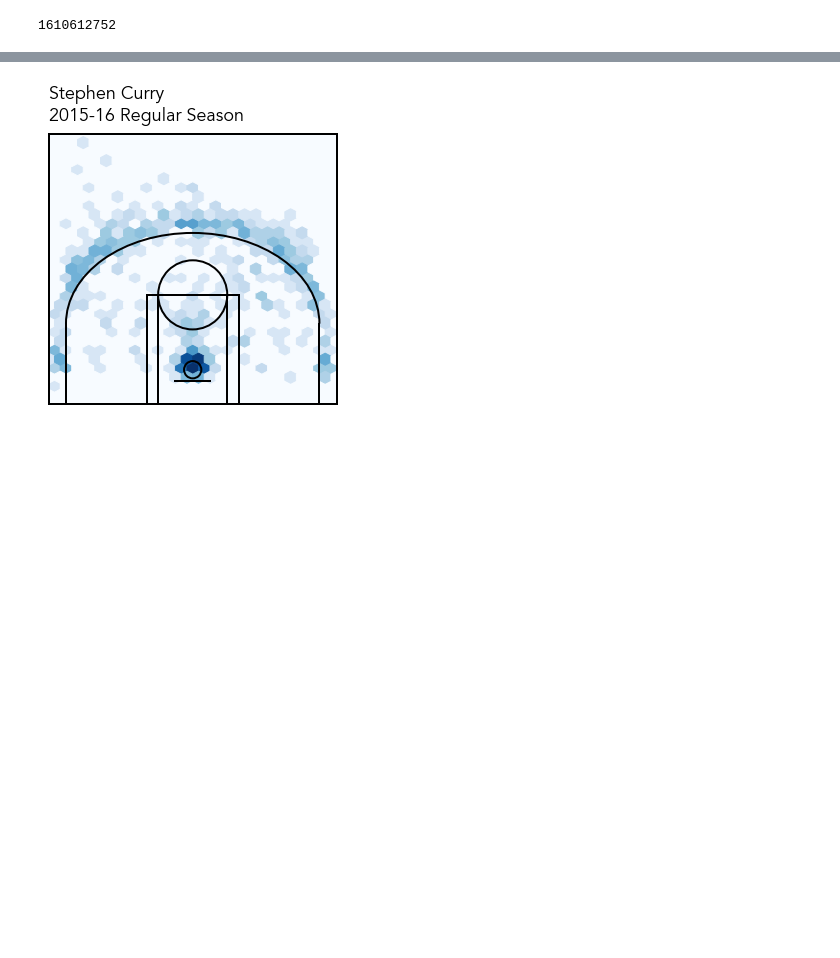
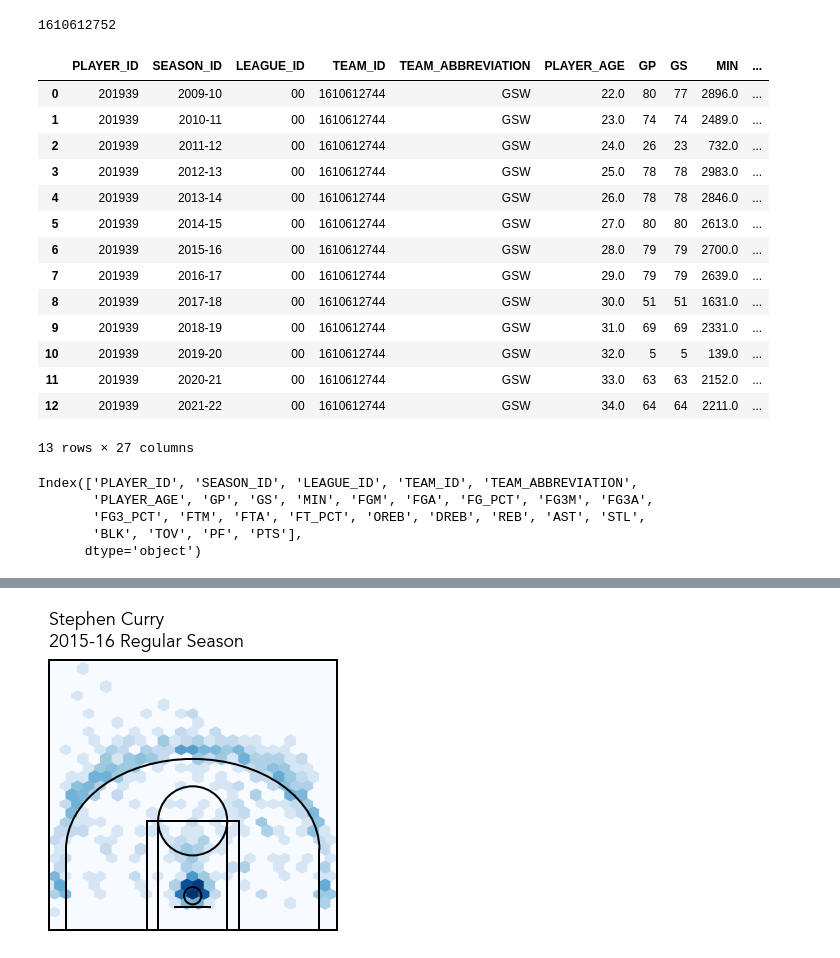
Before and after one commit to AmosRM/streamlitapp, a Jupyter notebook: NBAshotchart/NBA_shot_chart.ipynb, the cells around one changed output, grey strips where cells are left out. Drawn from its saved outputs; the diff is of its cells as text; code cells hidden in the pictures; blank space fills up the shorter version.

```diff
--- a/NBAshotchart/NBA_shot_chart.ipynb
+++ b/NBAshotchart/NBA_shot_chart.ipynb
@@ -46,3 +47,23 @@ rows = relevant_data['rowSet']
 # Create pandas DataFrame
 curry_data = pd.DataFrame(rows)
 curry_data.columns = headers
+# %%
+def get_stats(player_id,season):
+    df = PlayerCareerStats(player_id='201939').get_data_frames()[0]
+    df[season]
+# %% [output]
+|  | PLAYER_ID | SEASON_ID | LEAGUE_ID | TEAM_ID | TEAM_ABBREVIATION | PLAYER_AGE | GP | GS | MIN | ... |
+| 0 | 201939 | 2009-10 | 00 | 1610612744 | GSW | 22.0 | 80 | 77 | 2896.0 | ... |
+| 1 | 201939 | 2010-11 | 00 | 1610612744 | GSW | 23.0 | 74 | 74 | 2489.0 | ... |
+| 2 | 201939 | 2011-12 | 00 | 1610612744 | GSW | 24.0 | 26 | 23 | 732.0 | ... |
+| 3 | 201939 | 2012-13 | 00 | 1610612744 | GSW | 25.0 | 78 | 78 | 2983.0 | ... |
+| 4 | 201939 | 2013-14 | 00 | 1610612744 | GSW | 26.0 | 78 | 78 | 2846.0 | ... |
+| 5 | 201939 | 2014-15 | 00 | 1610612744 | GSW | 27.0 | 80 | 80 | 2613.0 | ... |
+| 6 | 201939 | 2015-16 | 00 | 1610612744 | GSW | 28.0 | 79 | 79 | 2700.0 | ... |
+| 7 | 201939 | 2016-17 | 00 | 1610612744 | GSW | 29.0 | 79 | 79 | 2639.0 | ... |
+| 8 | 201939 | 2017-18 | 00 | 1610612744 | GSW | 30.0 | 51 | 51 | 1631.0 | ... |
+| 9 | 201939 | 2018-19 | 00 | 1610612744 | GSW | 31.0 | 69 | 69 | 2331.0 | ... |
+| 10 | 201939 | 2019-20 | 00 | 1610612744 | GSW | 32.0 | 5 | 5 | 139.0 | ... |
+| 11 | 201939 | 2020-21 | 00 | 1610612744 | GSW | 33.0 | 63 | 63 | 2152.0 | ... |
+| 12 | 201939 | 2021-22 | 00 | 1610612744 | GSW | 34.0 | 64 | 64 | 2211.0 | ... |
+13 rows × 27 columns
@@ -48,0 +72,8 @@ curry_data.columns = headers
+# %%
+df.columns
+# %% [output]
+Index(['PLAYER_ID', 'SEASON_ID', 'LEAGUE_ID', 'TEAM_ID', 'TEAM_ABBREVIATION',
+       'PLAYER_AGE', 'GP', 'GS', 'MIN', 'FGM', 'FGA', 'FG_PCT', 'FG3M', 'FG3A',
+       'FG3_PCT', 'FTM', 'FTA', 'FT_PCT', 'OREB', 'DREB', 'REB', 'AST', 'STL',
+       'BLK', 'TOV', 'PF', 'PTS'],
+      dtype='object')
```
Also changed, not shown: parts of 4 cells of this notebook, 1 other file.
